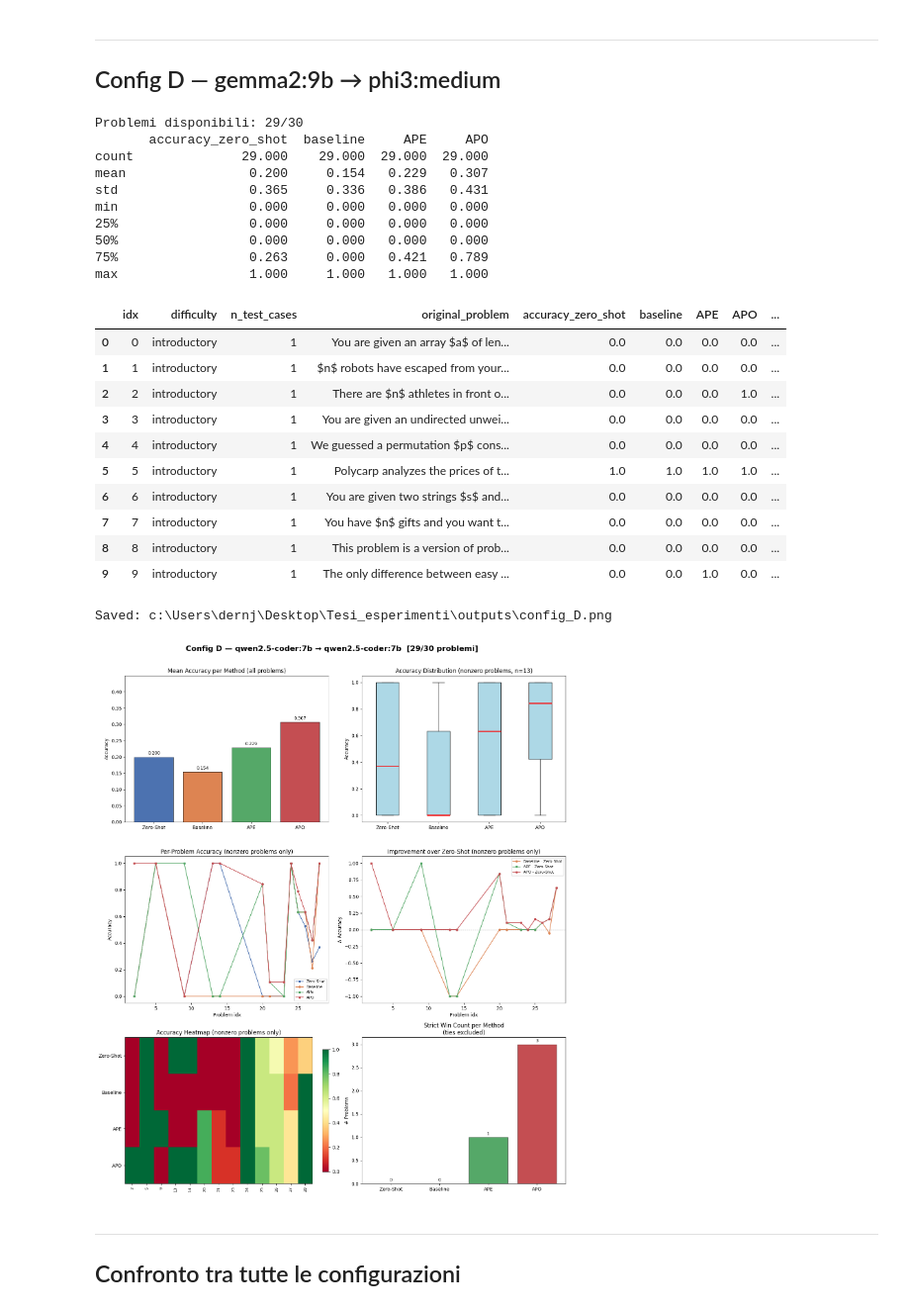
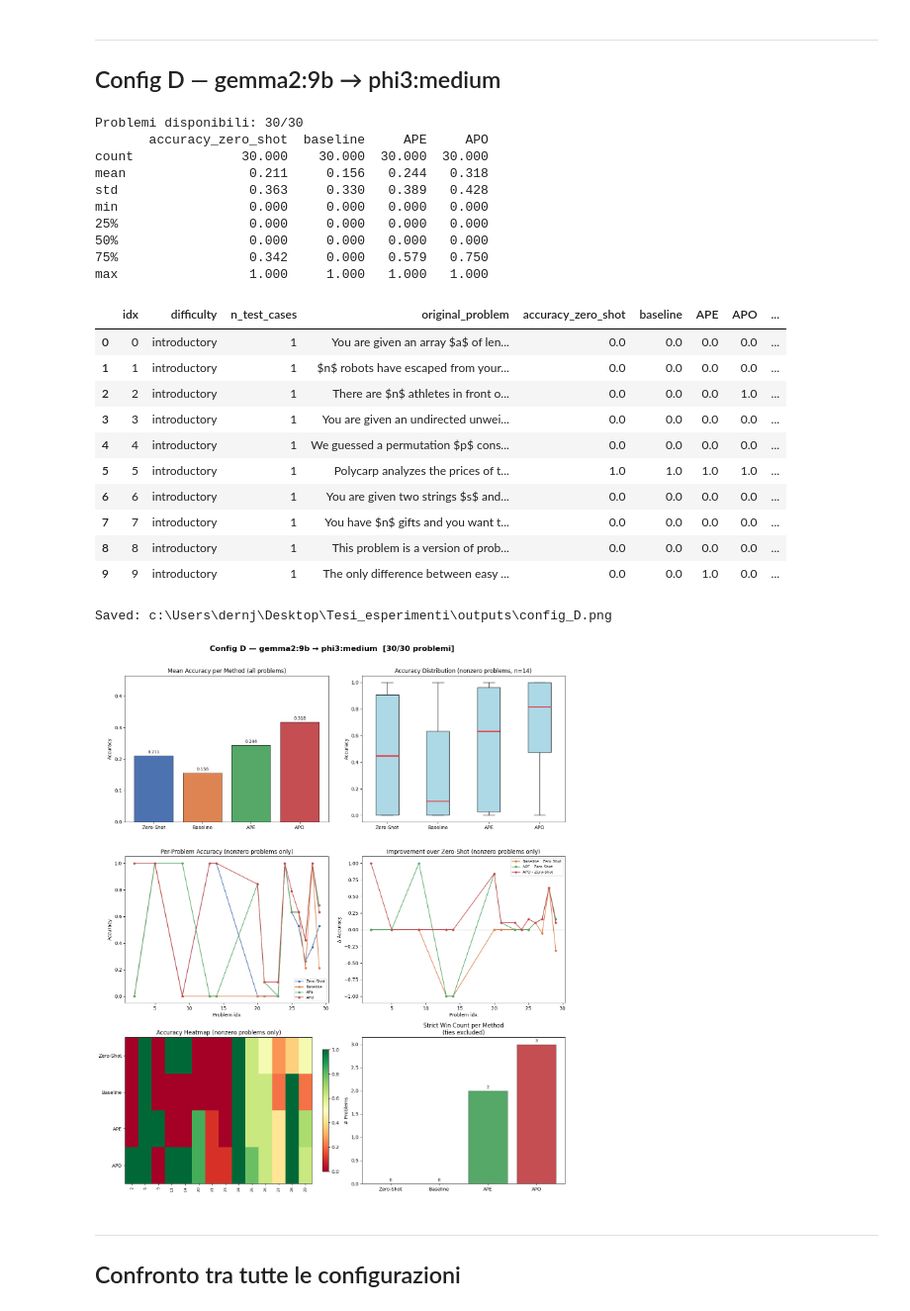
Before and after one commit to OmarDernjani/esperimenti_tesi, a Jupyter notebook: notebooks/analisi_esp.ipynb, the cells around one changed output. Shown at 99% size. Saved outputs shown, nothing was run; the diff lists cells and outputs as text; code cells hidden in the pictures.

```diff
--- a/notebooks/analisi_esp.ipynb
+++ b/notebooks/analisi_esp.ipynb
@@ -44,10 +44,10 @@ CONFIGS = [
         'partial':   False,
     },
     {
-        'label':     'Config D — Qwen-Coder → Qwen-Coder',
-        'optimizer': 'qwen2.5-coder:7b',
-        'target':    'qwen2.5-coder:7b',
-        'file':      os.path.join(BASE, 'result', 'gemma-phi.json'),
+        'label':     'Config D — gemma2 → phi3',
+        'optimizer': 'gemma2:9b',
+        'target':    'phi3:medium',
+        'file':      os.path.join(BASE, 'result', 'gemma2-phi3.json'),
         'partial':   True,
     },
 ]
@@ -85,12 +85,12 @@ for cfg in CONFIGS:
     label = cfg['label']
     dfs[label] = load_config(cfg)
     n = len(dfs[label])
-    print(f"{label}: {n} problemi{'  ⚠️ PARZIALE' if cfg['partial'] else ''}")
+
 
 df_A = dfs['Config A — llama3.1 → Nemo']
 df_B = dfs['Config B — Nemo → llama3.1']
 df_C = dfs['Config C — Nemo → Nemo']
-df_D = dfs['Config D — Qwen-Coder → Qwen-Coder']
+df_D = dfs['Config D — gemma2 → phi3']
 
 dfs[CONFIGS[0]['label']].head()
 # %% [output]
@@ -287,20 +283,19 @@ Saved: c:\Users\dernj\Desktop\Tesi_esperimenti\outputs\config_C.png
 ---
 ## Config D — gemma2:9b → phi3:medium
 # %%
-df_D = dfs['Config D — Qwen-Coder → Qwen-Coder']
 print(f'Problemi disponibili: {len(df_D)}/30')
 print(df_D[METHODS].describe().round(3))
 df_D.head(10)
 # %% [output]
-Problemi disponibili: 29/30
+Problemi disponibili: 30/30
        accuracy_zero_shot  baseline     APE     APO
-count              29.000    29.000  29.000  29.000
-mean                0.200     0.154   0.229   0.307
-std                 0.365     0.336   0.386   0.431
+count              30.000    30.000  30.000  30.000
+mean                0.211     0.156   0.244   0.318
+std                 0.363     0.330   0.389   0.428
 min                 0.000     0.000   0.000   0.000
 25%                 0.000     0.000   0.000   0.000
 50%                 0.000     0.000   0.000   0.000
-75%                 0.263     0.000   0.421   0.789
+75%                 0.342     0.000   0.579   0.750
 max                 1.000     1.000   1.000   1.000
 |  | idx | difficulty | n_test_cases | original_problem | accuracy_zero_shot | baseline | APE | APO | ... |
 | 0 | 0 | introductory | 1 | You are given an array $a$ of len... | 0.0 | 0.0 | 0.0 | 0.0 | ... |
@@ -314,11 +309,11 @@ max                 1.000     1.000   1.000   1.000
 | 8 | 8 | introductory | 1 | This problem is a version of prob... | 0.0 | 0.0 | 0.0 | 0.0 | ... |
 | 9 | 9 | introductory | 1 | The only difference between easy ... | 0.0 | 0.0 | 1.0 | 0.0 | ... |
 # %%
-generate_graph(df_D, f'Config D — qwen2.5-coder:7b → qwen2.5-coder:7b  [{len(df_D)}/30 problemi]',
+generate_graph(df_D, f'Config D — gemma2:9b → phi3:medium  [{len(df_D)}/30 problemi]',
                save_path=os.path.join(BASE, 'outputs', 'config_D.png'))
 # %% [output]
 Saved: c:\Users\dernj\Desktop\Tesi_esperimenti\outputs\config_D.png
-[figure, old version]
+[figure, new version]
 # %% [markdown]
 ---
 ## Confronto tra tutte le configurazioni
```
Also changed, not shown: parts of 6 cells of this notebook, 12 other files.
